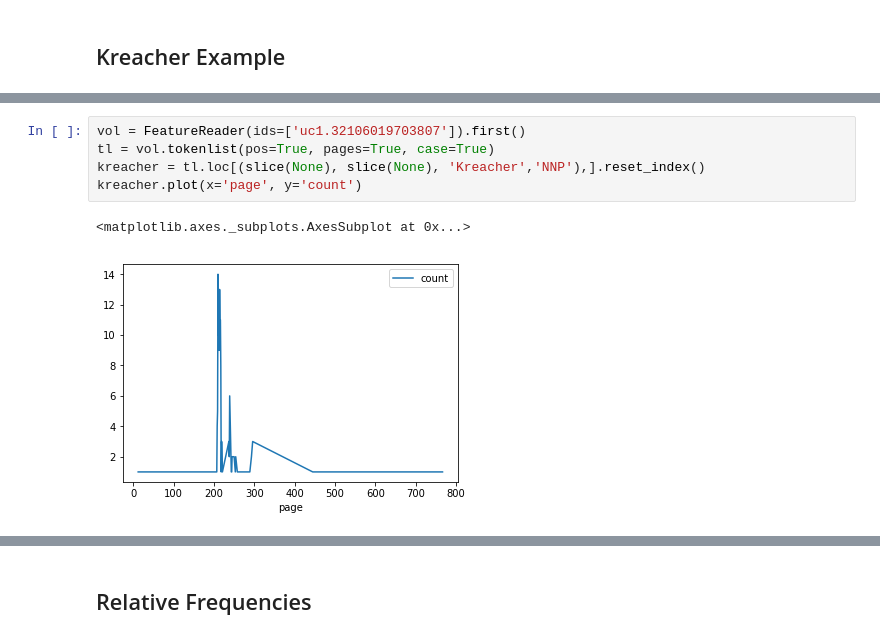
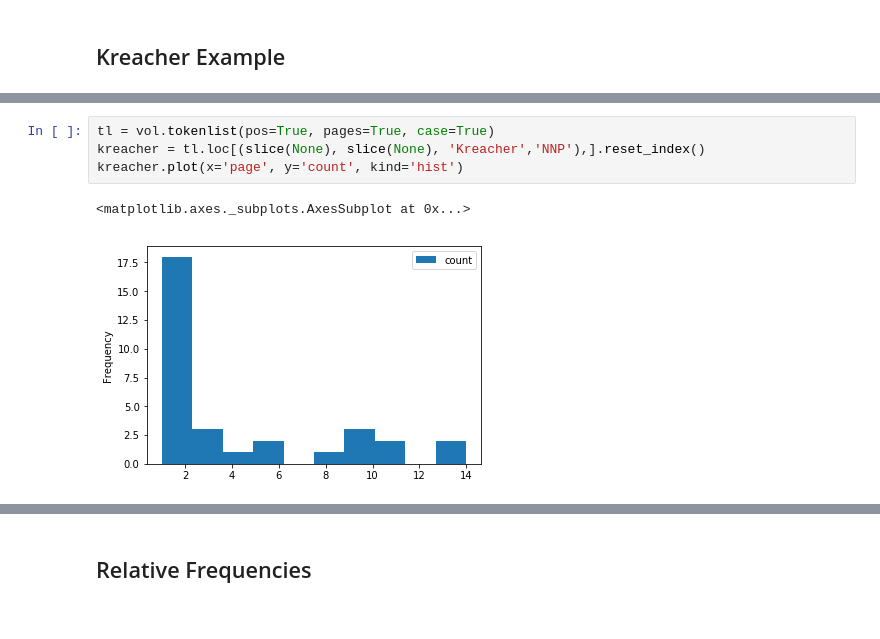
Before and after one commit to organisciak/HTRC-EF-Workshop, a Jupyter notebook: 03.5RelativeFrequency.ipynb, the cells around one changed output, grey strips where cells are left out. Saved outputs shown, nothing was run; the diff lists cells and outputs as text.

```diff
--- a/03.5RelativeFrequency.ipynb
+++ b/03.5RelativeFrequency.ipynb
@@ -12,8 +16,7 @@ from htrc_features import FeatureReader
 # %%
-vol = FeatureReader(ids=['uc1.32106019703807']).first()
 tl = vol.tokenlist(pos=True, pages=True, case=True)
 kreacher = tl.loc[(slice(None), slice(None), 'Kreacher','NNP'),].reset_index()
-kreacher.plot(x='page', y='count')
+kreacher.plot(x='page', y='count', kind='hist')
 # %% [output]
 <matplotlib.axes._subplots.AxesSubplot at 0x...>
-[figure, old version]
+[figure, new version]
```
Also changed, not shown: parts of 4 cells of this notebook, 1 other file.
